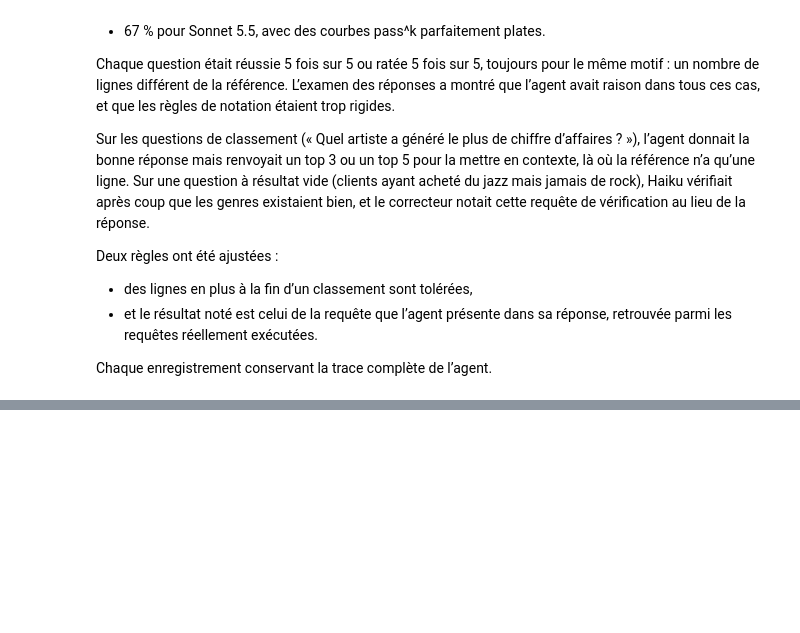
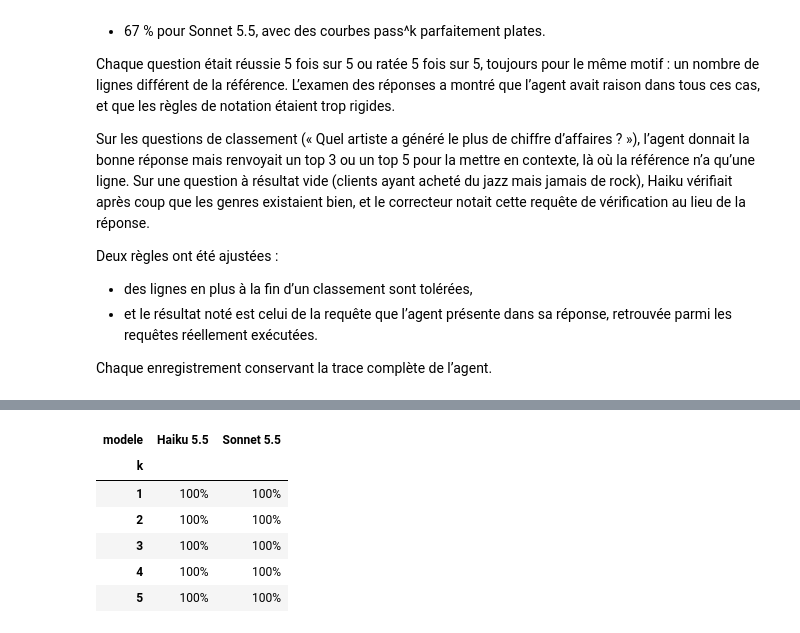
Before and after one commit to VictorCilleros/agent-text-to-sql-mcp, a Jupyter notebook: notebooks/06_evaluation.ipynb, the cells around one changed output, grey strips where cells are left out. Drawn from its saved outputs; the diff is of its cells as text; code cells hidden in the pictures; blank space fills up the shorter version.

```diff
--- a/notebooks/06_evaluation.ipynb
+++ b/notebooks/06_evaluation.ipynb
@@ -770,0 +786,49 @@ changements
+# %%
+reussites = df2.groupby(["modele", "question_id"])["correct"].agg(c="sum", n="count").reset_index()
+n_min = int(reussites["n"].min())
+courbes = []
+for modele, g in reussites.groupby("modele", sort=False):
+    for k in range(1, n_min + 1):
+        courbes.append(
+            {
+                "modele": modele,
+                "k": k,
+                "pass^k": sum(pass_hat_k(int(r.n), int(r.c), k) for r in g.itertuples()) / len(g),
+                "pass@k": sum(pass_at_k(int(r.n), int(r.c), k) for r in g.itertuples()) / len(g),
+            }
+        )
+courbes = pd.DataFrame(courbes)
+
+fig = go.Figure()
+for modele in [m for m in resume1.index if m in set(courbes["modele"])] or courbes[
+    "modele"
+].unique():
+    g = courbes[courbes["modele"] == modele]
+    for metrique, tirets in (("pass@k", "dot"), ("pass^k", "solid")):
+        fig.add_scatter(
+            x=g["k"],
+            y=g[metrique],
+            name=f"{modele} — {metrique}",
+            mode="lines+markers",
+            line={"color": COULEURS.get(modele), "width": 2, "dash": tirets},
+            marker_size=8,
+            hovertemplate=f"{modele}<br>{metrique} (k=%{{x}}) : %{{y:.0%}}<extra></extra>",
+        )
+fig.update_layout(
+    title=f"pass^k et pass@k sur {len(questions_difficiles)} questions difficiles",
+    xaxis_title="k",
+    xaxis_dtick=1,
+    yaxis_tickformat=".0%",
+    yaxis_range=[0, 1.05],
+    height=420,
+)
+fig.show()
+courbes.pivot(index="k", columns="modele", values="pass^k").style.format("{:.0%}")
+# %% [output]
+| modele | Haiku 5.5 | Sonnet 5.5 |
+| k |  |  |
+| 1 | 100% | 100% |
+| 2 | 100% | 100% |
+| 3 | 100% | 100% |
+| 4 | 100% | 100% |
+| 5 | 100% | 100% |
```
Also changed, not shown: parts of 14 cells of this notebook, 12 other files.
